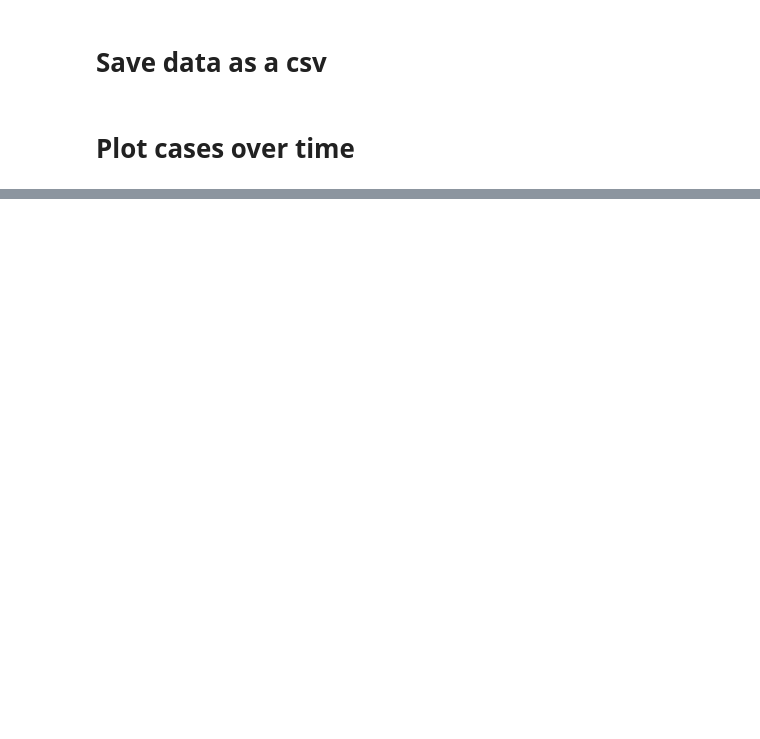
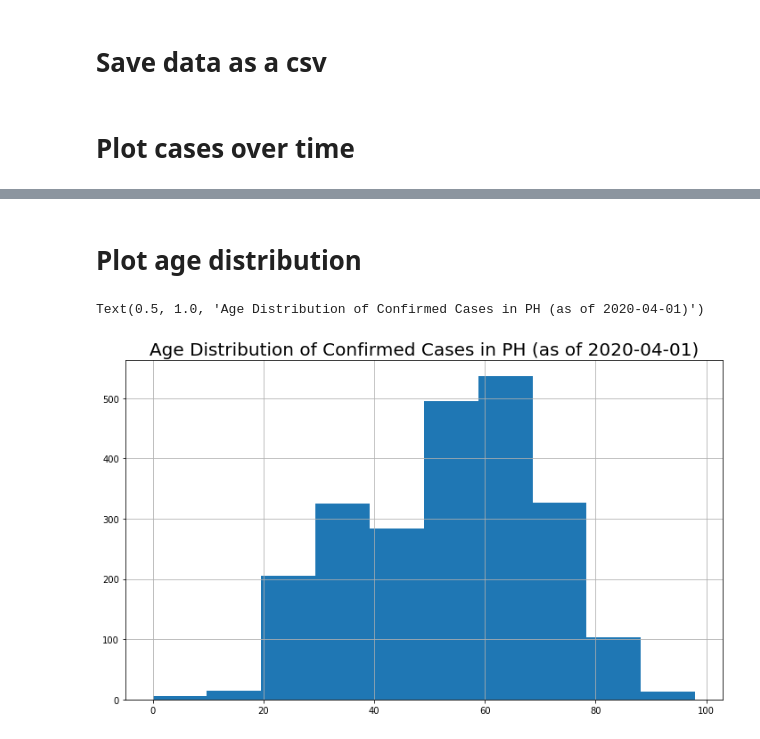
Before and after one commit to enzoampil/phcovid, a Jupyter notebook: sample/phcovid_tutorial.ipynb, the cells around one changed output, grey strips where cells are left out. Drawn from its saved outputs; the diff is of its cells as text; code cells hidden in the pictures; blank space fills up the shorter version.

Commit message:
Add age distribution to tutorial

```diff
--- a/sample/phcovid_tutorial.ipynb
+++ b/sample/phcovid_tutorial.ipynb
@@ -90,0 +91,9 @@ Text(0.5, 1.0, 'Log New Cases vs Log Total Cases PH')
+# %% [markdown]
+# Plot age distribution
+# %%
+df.age[df.age != 'for_validation'].astype(int).hist(figsize=(12, 7))
+last_announcement_date = df.announcement_date.max().date().strftime('%Y-%m-%d')
+plt.title("Age Distribution of Confirmed Cases in PH (as of {})".format(last_announcement_date), fontsize=20)
+# %% [output]
+Text(0.5, 1.0, 'Age Distribution of Confirmed Cases in PH (as of 2020-04-01)')
+[figure, added]
```
Also changed, not shown: parts of 9 cells of this notebook.
